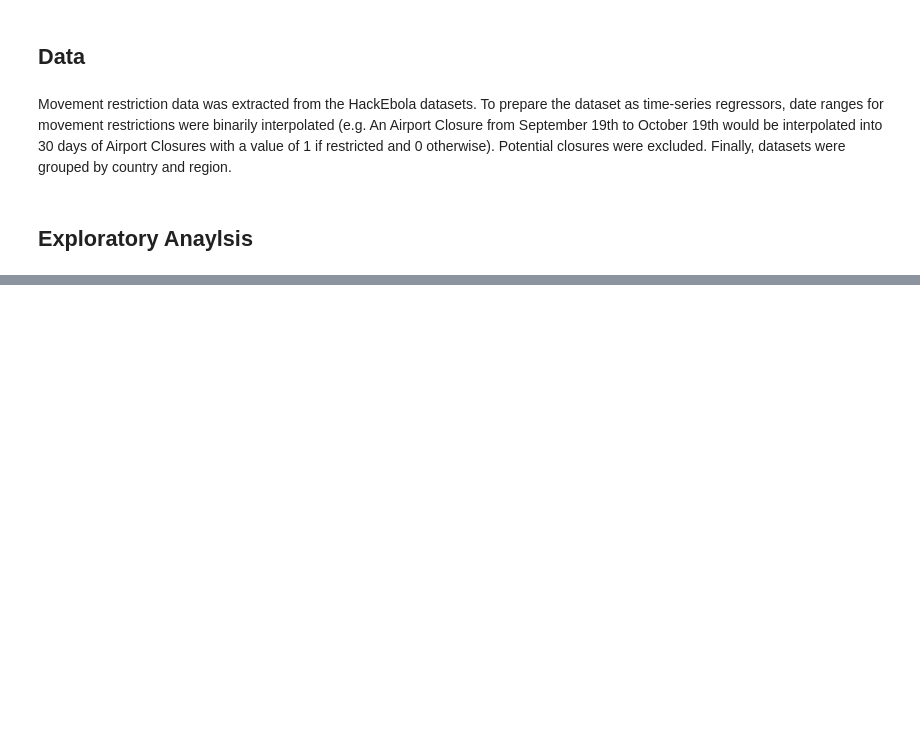
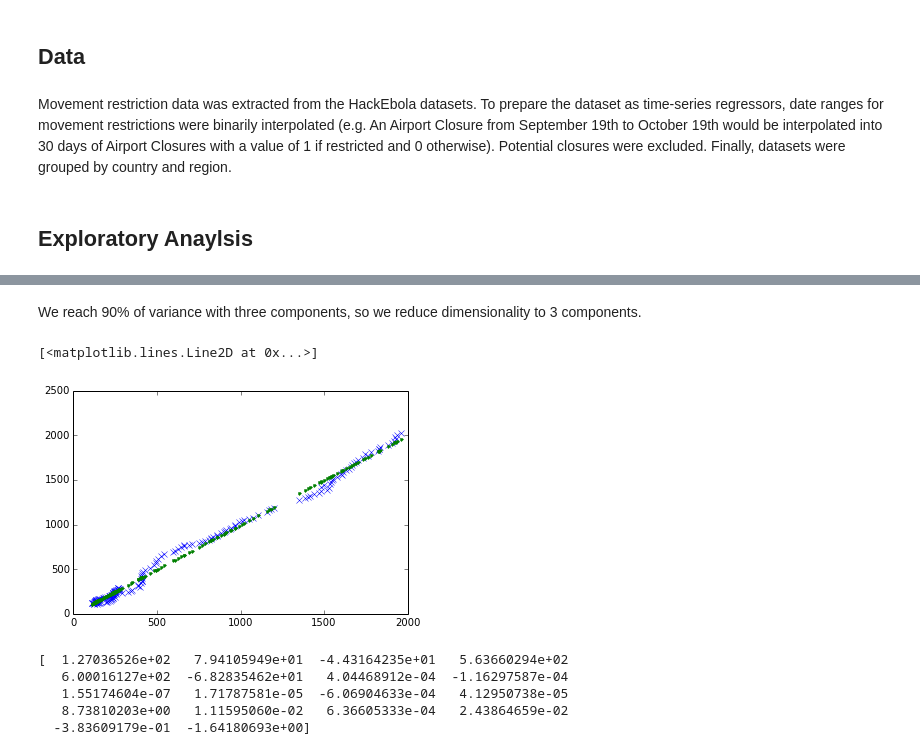
Before and after one commit to lclukechang/CS109-Project, a Jupyter notebook: Process_Book.ipynb, the cells around one changed output, grey strips where cells are left out. Saved outputs shown, nothing was run; the diff lists cells and outputs as text; code cells hidden in the pictures; blank space fills up the shorter version.

```diff
--- a/Process_Book.ipynb
+++ b/Process_Book.ipynb
@@ -36,0 +272,9 @@ Movement restriction data was extracted from the HackEbola datasets. To prepare
+# %%
+compiled_data = gen_data(cases, dem)
+compiled_data = compiled_data.drop_duplicates(subset=['country', 'region'])
+compiled_data = compiled_data.ix[:, 7:33]
+for n_components in range (10):
+    pca = deco.PCA(n_components)
+    pcafit = pca.fit(compiled_data)
+    data_trans = pcafit.transform(compiled_data)
+    print ('explained variance (%d components): %.5f'%(n_components, sum(pca.explained_variance_ratio_)))
@@ -36,0 +292,2 @@ Movement restriction data was extracted from the HackEbola datasets. To prepare
+# %% [markdown]
+We reach 90% of variance with three components, so we reduce dimensionality to 3 components.
@@ -36,0 +363,66 @@ Movement restriction data was extracted from the HackEbola datasets. To prepare
+# %%
+def param_gen (dem, trans, Lcoeffs, Rcoeffs, Ccoeffs):
+    Lparams = trans.dot(Lcoeffs)
+    Rparams = trans.dot(Rcoeffs)
+    Cparams = trans.dot(Ccoeffs)
+    params = dem[[3, 6]]
+    params['L'] = Lparams
+    params['R'] = Rparams
+    params['C'] = Cparams
+    return(params)
+Lcoeffs = result.x[0:ncomp]
+Rcoeffs = result.x[ncomp:2*ncomp]
+Ccoeffs = result.x[2*ncomp:3*ncomp]
+
+params = param_gen (dem, trans_params, Lcoeffs, Rcoeffs, Ccoeffs)
+finaldata = pd.merge(params, cases, how='inner')
+finaldata = finaldata[finaldata.value > 0] # sanity check for clean data
+goodidx = list()
+vals = list(finaldata.L)
+for idx in range(len(vals)):
+    if is_number(vals[idx]):
+        if not np.isnan(float(vals[idx])):
+            goodidx.append(idx)
+finaldata = finaldata.iloc[goodidx]
+prediction = np.array(finaldata.L) / (1.0 + np.exp(-np.array(finaldata.R) * (np.array(finaldata.countryfirstobs) - np.array(finaldata.C))))
+
+origvals = list()
+for x in finaldata.value:
+    if is_number(x):
+        if not np.isnan(float(x)):
+            origvals.append(float(x))
+        else:
+            origvals.append(0)
+            assert(false)
+    else:
+        origvals.append(0)
+        assert(false)
+
+predvals = list()
+for y in prediction:
+    if is_number(y):
+        if not np.isnan(float(y)):
+            predvals.append(float(y))
+        else:
+            predvals.append(0)
+            assert(false)
+    else:
+        predvals.append(0)
+        assert(false)
+predvals = np.array(predvals)
+
+
+plt.figure()
+plt.plot(origvals, predvals, 'x')
+plt.plot(origvals, origvals, '.')
+# %% [output]
+[<matplotlib.lines.Line2D at 0x...>]
+[figure, added]
+# %%
+print(result.x)
+# %% [output]
+[  1.27036526e+02   7.94105949e+01  -4.43164235e+01   5.63660294e+02
+   6.00016127e+02  -6.82835462e+01   4.04468912e-04  -1.16297587e-04
+   1.55174604e-07   1.71787581e-05  -6.06904633e-04   4.12950738e-05
+   8.73810203e+00   1.11595060e-02   6.36605333e-04   2.43864659e-02
+  -3.83609179e-01  -1.64180693e+00]
```
Also changed, not shown: parts of 13 cells of this notebook.
